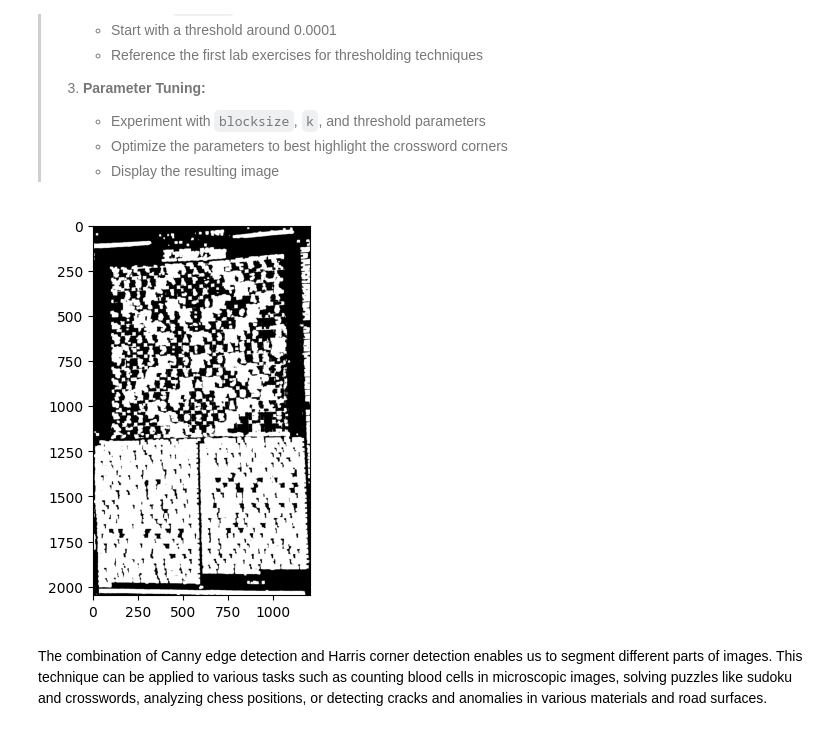
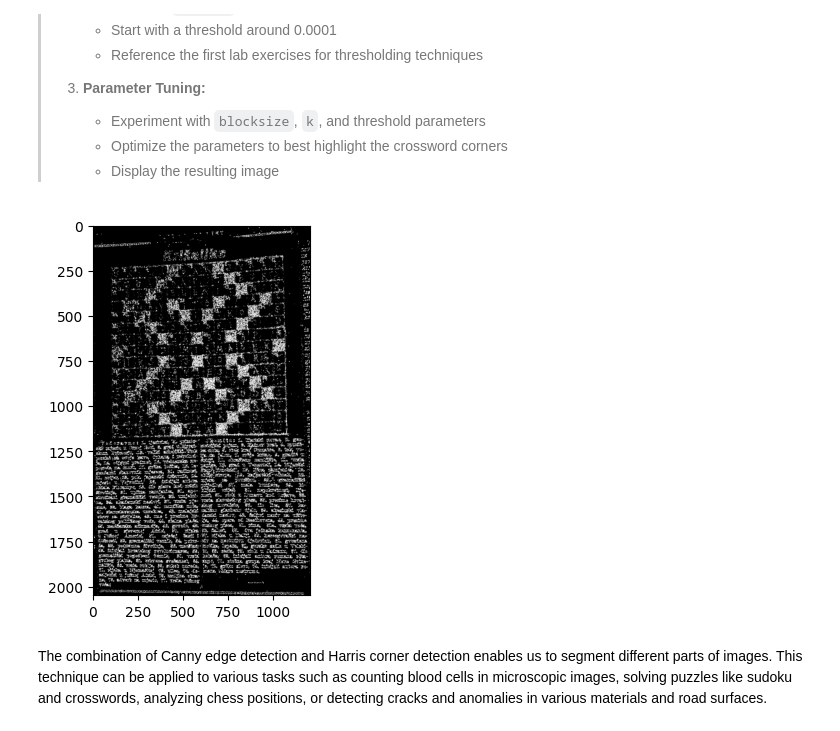
Before and after one commit to ferit-osirv/osirv-lab-4-AntonioBerecic, a Jupyter notebook: lab4.ipynb, the cells around one changed output. Drawn from its saved outputs; the diff is of its cells as text; code cells hidden in the pictures.

```diff
--- a/lab4.ipynb
+++ b/lab4.ipynb
@@ -381,15 +381,15 @@ More information can be found at:  <a href="https://docs.opencv.org/3.0-beta/mod
 # %%
 import numpy as np
 import cv2 as cv
 import matplotlib.pyplot as plt
 
 img = cv.imread('images/crossword.jpg', cv.IMREAD_GRAYSCALE)
-corners = cv.cornerHarris(img, 15, 3, 0.05)
+corners = cv.cornerHarris(img, 2, 3, 0.03)
 corners[corners > 0.0001 * corners.max()] = 255
 plt.imshow(corners, cmap='gray')
 plt.show()
 # %% [output]
-[figure, old version]
+[figure, new version]
 # %% [markdown]
 The combination of Canny edge detection and Harris corner detection enables us to segment different parts of images. This technique can be applied to various tasks such as counting blood cells in microscopic images, solving puzzles like sudoku and crosswords, analyzing chess positions, or detecting cracks and anomalies in various materials and road surfaces.
 # %% [markdown]
```
